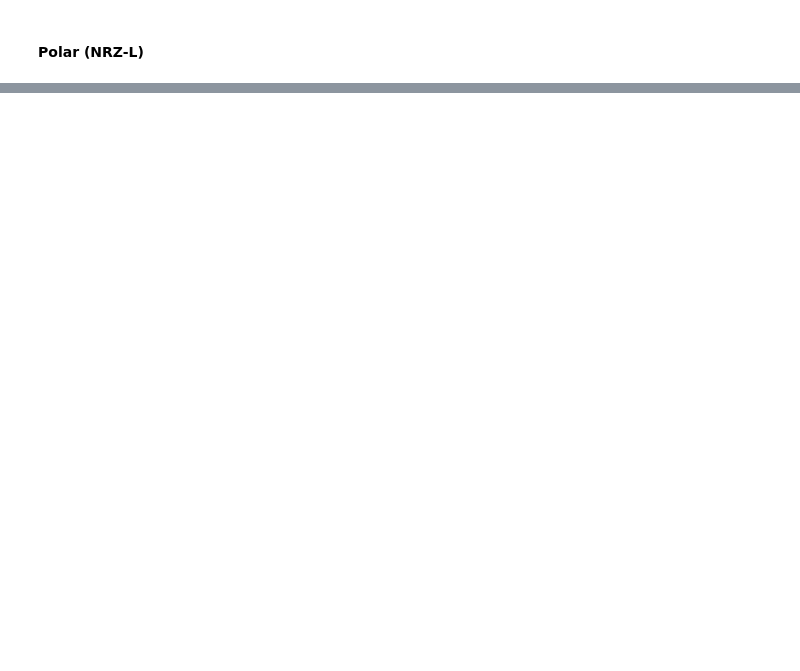
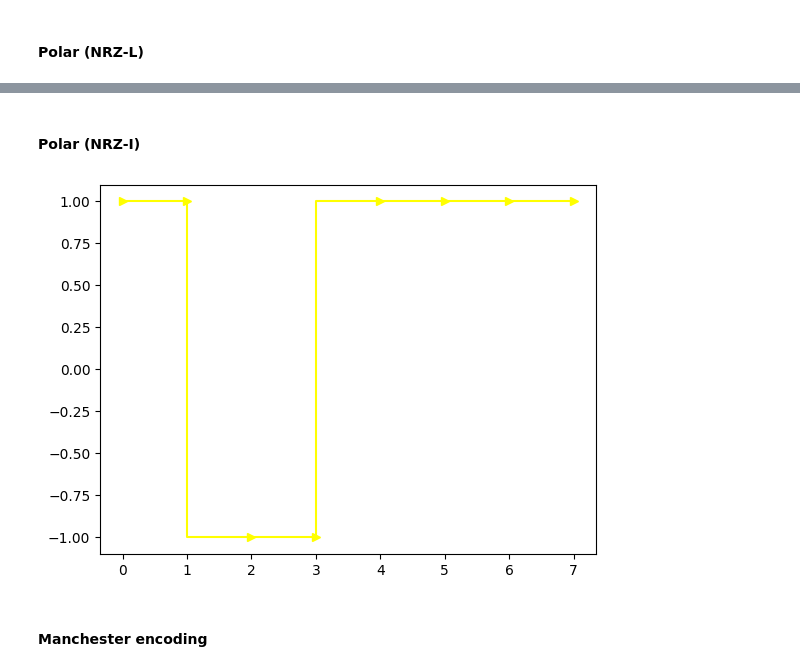
Before and after one commit to srupat/cn-lab, a Jupyter notebook: lab2.ipynb, the cells around one changed output, grey strips where cells are left out. Cells and saved outputs as stored; diff of their text form; code cells hidden in the pictures; blank space fills up the shorter version.

```diff
--- a/lab2.ipynb
+++ b/lab2.ipynb
@@ -82,0 +83,27 @@ plot(polar_nrz_l(l),'Polar NRZ-L','black')
+# %% [markdown]
+#### Polar (NRZ-I)
+# %%
+def polar_nrz_i(inp):
+    inp2=list(inp)
+    lock=False
+    for i in range(len(inp2)):
+        if inp2[i]==1 and not lock:
+            lock=True
+            continue
+        if lock and inp2[i]==1:
+            if inp2[i-1]==0:
+                inp2[i]=1
+                continue
+            else :
+                inp2[i]=0
+                continue
+        if lock:
+            inp2[i]=inp2[i-1]
+    inp2=[-1 if i==0 else 1 for i in inp2]
+    return inp2
+# %%
+plot(polar_nrz_i(l),'Polar NRZ-I','yellow')
+# %% [output]
+[figure, added]
+# %% [markdown]
+#### Manchester encoding
```
Also changed, not shown: parts of 10 cells of this notebook, 3 other files.
